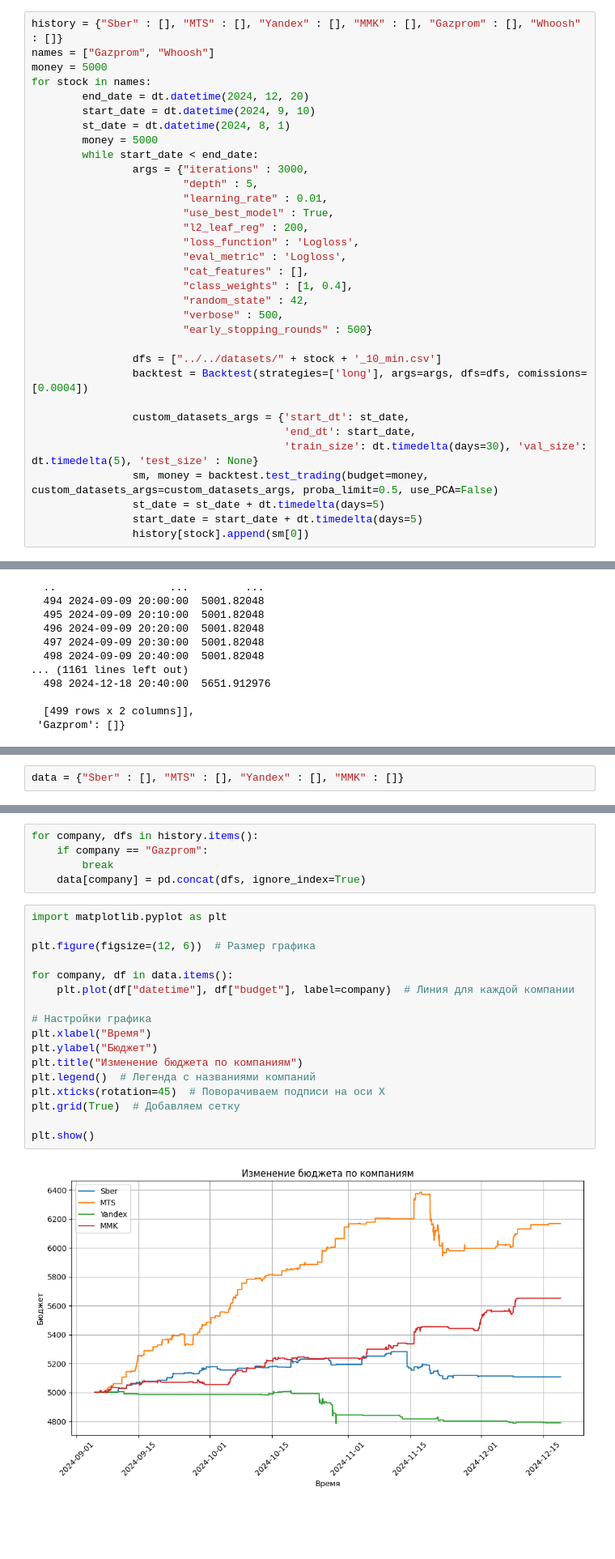
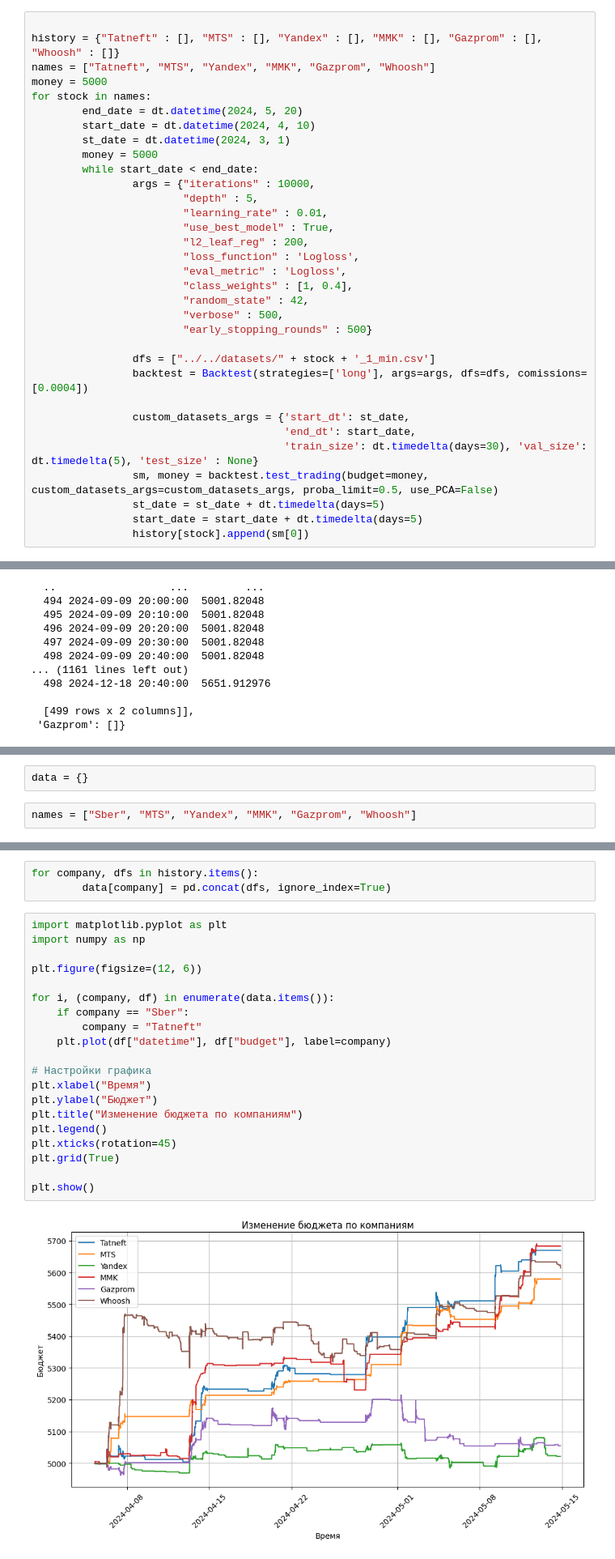
Before and after one commit to Invest-Predict/prices-predictions, a Jupyter notebook: examples/lerochka/backtests.ipynb, the cells around one changed output, grey strips where cells are left out. Shown at 81% size. Saved outputs shown, nothing was run; the diff lists cells and outputs as text; blank space fills up the shorter version.

```diff
--- a/examples/lerochka/backtests.ipynb
+++ b/examples/lerochka/backtests.ipynb
@@ -24,27 +88,27 @@ a.insert_small_close_shifts(b.df)
 # %%
-history = {"Sber" : [], "MTS" : [], "Yandex" : [], "MMK" : [], "Gazprom" : [], "Whoosh" : []}
-names = ["Gazprom", "Whoosh"]
+
+history = {"Tatneft" : [], "MTS" : [], "Yandex" : [], "MMK" : [], "Gazprom" : [], "Whoosh" : []}
+names = ["Tatneft", "MTS", "Yandex", "MMK", "Gazprom", "Whoosh"]
 money = 5000
 for stock in names:
-        end_date = dt.datetime(2024, 12, 20)
-        start_date = dt.datetime(2024, 9, 10)
-        st_date = dt.datetime(2024, 8, 1)
+        end_date = dt.datetime(2024, 5, 20)
+        start_date = dt.datetime(2024, 4, 10)
+        st_date = dt.datetime(2024, 3, 1)
         money = 5000
         while start_date < end_date:
-                args = {"iterations" : 3000,
+                args = {"iterations" : 10000,
                         "depth" : 5,
                         "learning_rate" : 0.01,
                         "use_best_model" : True,
                         "l2_leaf_reg" : 200,
                         "loss_function" : 'Logloss',
                         "eval_metric" : 'Logloss',
-                        "cat_features" : [],
                         "class_weights" : [1, 0.4],
                         "random_state" : 42,
                         "verbose" : 500,
                         "early_stopping_rounds" : 500}
 
-                dfs = ["../../datasets/" + stock + '_10_min.csv']
+                dfs = ["../../datasets/" + stock + '_1_min.csv']
                 backtest = Backtest(strategies=['long'], args=args, dfs=dfs, comissions=[0.0004])
 
                 custom_datasets_args = {'start_dt': st_date,
@@ -290,2 +281,4 @@ history
+# %%
+data = {}
 # %%
-data = {"Sber" : [], "MTS" : [], "Yandex" : [], "MMK" : []}
+names = ["Sber", "MTS", "Yandex", "MMK", "Gazprom", "Whoosh"]
@@ -314,24 +285,25 @@ history["Yandex"]
 # %%
 for company, dfs in history.items():
-    if company == "Gazprom":
-        break
-    data[company] = pd.concat(dfs, ignore_index=True)
+        data[company] = pd.concat(dfs, ignore_index=True)
 # %%
 import matplotlib.pyplot as plt
+import numpy as np
 
-plt.figure(figsize=(12, 6))  # Размер графика
+plt.figure(figsize=(12, 6))
 
-for company, df in data.items():
-    plt.plot(df["datetime"], df["budget"], label=company)  # Линия для каждой компании
+for i, (company, df) in enumerate(data.items()):
+    if company == "Sber":
+        company = "Tatneft"
+    plt.plot(df["datetime"], df["budget"], label=company)
 
 # Настройки графика
 plt.xlabel("Время")
 plt.ylabel("Бюджет")
 plt.title("Изменение бюджета по компаниям")
-plt.legend()  # Легенда с названиями компаний
-plt.xticks(rotation=45)  # Поворачиваем подписи на оси X
-plt.grid(True)  # Добавляем сетку
+plt.legend()
+plt.xticks(rotation=45)
+plt.grid(True)
 
 plt.show()
 # %% [output]
-[figure, old version]
+[figure, new version]
```
Also changed, not shown: parts of 14 cells of this notebook, 5 other files.
